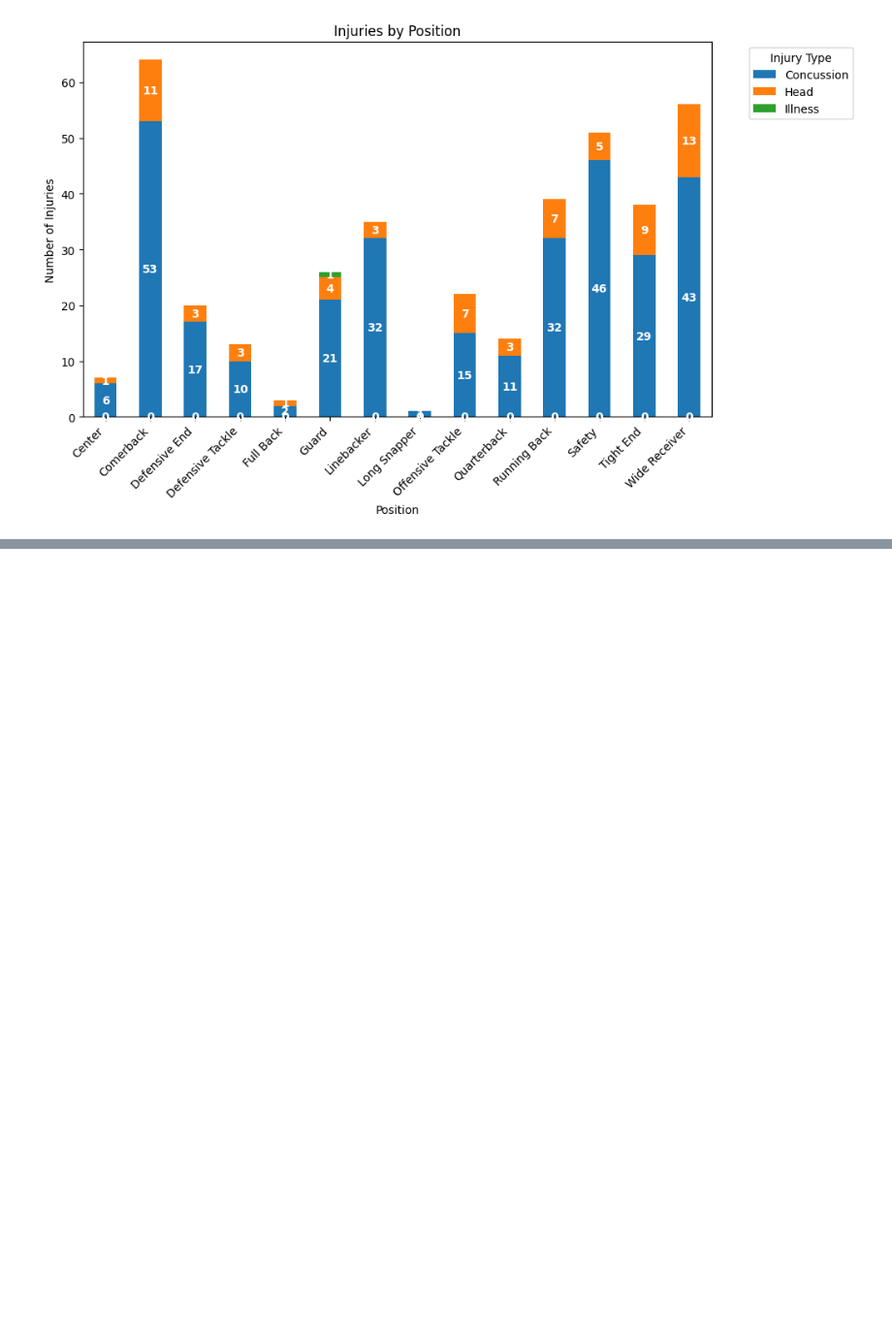
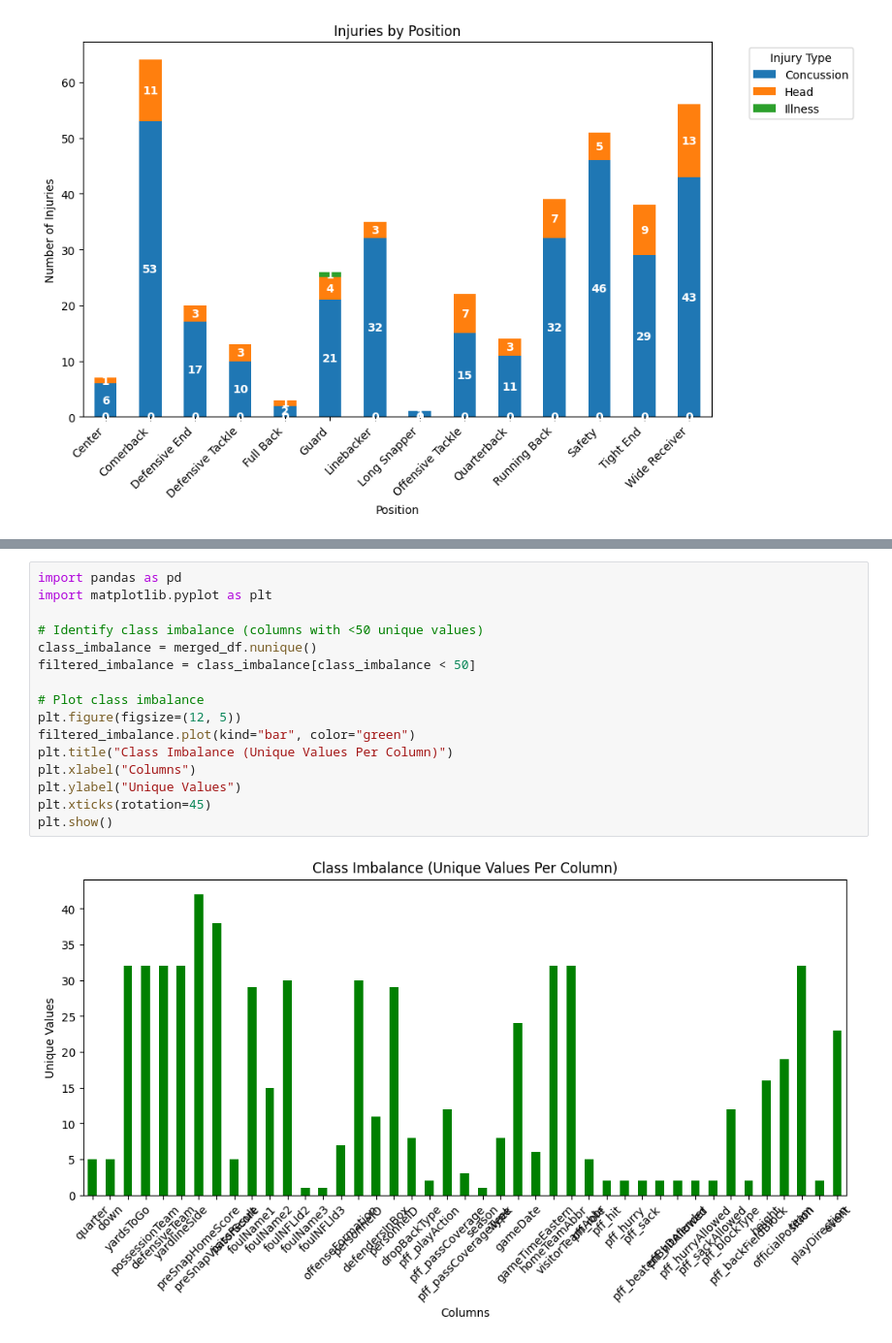
Before and after one commit to cwmckee91/dx699, a Jupyter notebook: 2025-spring-B2/ModB2-Week2-McKee-Chris.ipynb, the cells around one changed output, grey strips where cells are left out. Shown: that part at 97% size. Drawn from its saved outputs; the diff is of its cells as text; blank space fills up the shorter version.

```diff
--- a/2025-spring-B2/ModB2-Week2-McKee-Chris.ipynb
+++ b/2025-spring-B2/ModB2-Week2-McKee-Chris.ipynb
@@ -254,0 +395,18 @@ Another git test
+# %%
+import pandas as pd
+import matplotlib.pyplot as plt
+
+# Identify class imbalance (columns with <50 unique values)
+class_imbalance = merged_df.nunique()
+filtered_imbalance = class_imbalance[class_imbalance < 50]
+
+# Plot class imbalance
+plt.figure(figsize=(12, 5))
+filtered_imbalance.plot(kind="bar", color="green")
+plt.title("Class Imbalance (Unique Values Per Column)")
+plt.xlabel("Columns")
+plt.ylabel("Unique Values")
+plt.xticks(rotation=45)
+plt.show()
+# %% [output]
+[figure, added]
```
Also changed, not shown: parts of 36 cells of this notebook, 1 other file.
